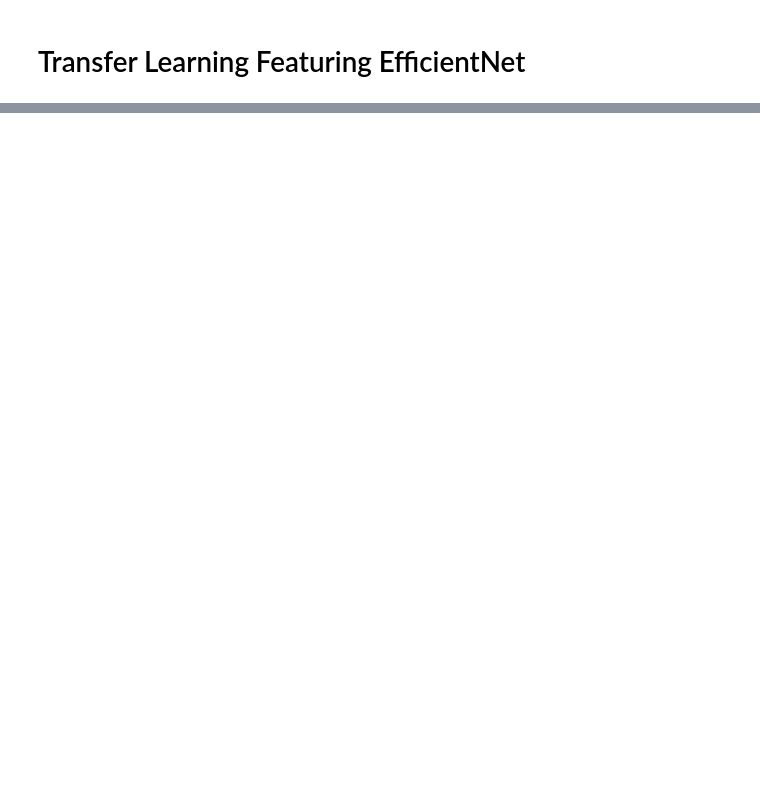
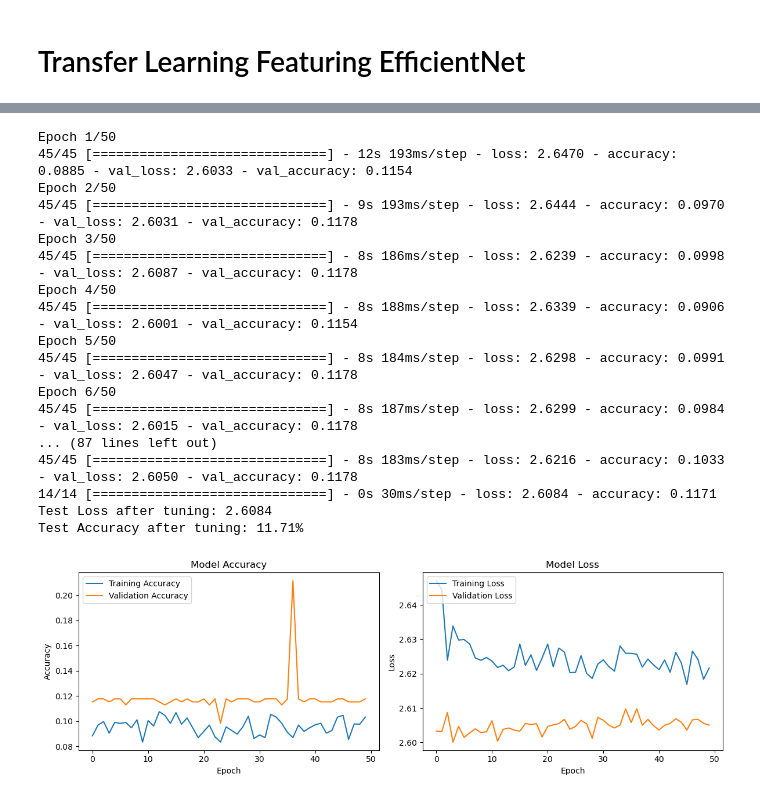
Before and after one commit to data-4381-capstone/ProjectTortoise, a Jupyter notebook: ALPHA PHASE/Model_Tuning.ipynb, the cells around one changed output, grey strips where cells are left out. Drawn from its saved outputs; the diff is of its cells as text; code cells hidden in the pictures; blank space fills up the shorter version.

```diff
--- a/ALPHA PHASE/Model_Tuning.ipynb
+++ b/ALPHA PHASE/Model_Tuning.ipynb
@@ -394,16 +505,35 @@ model.summary()
 # %%
 history_effnet = model.fit(
     train_generator,
     validation_data=val_generator,
-    epochs=10,
+    epochs=50,
     steps_per_epoch=train_generator.samples // train_generator.batch_size,
     validation_steps=val_generator.samples // val_generator.batch_size
 )
 
 test_loss, test_accuracy = model.evaluate(test_generator)
 print(f"Test Loss after tuning: {test_loss:.4f}")
 print(f"Test Accuracy after tuning: {test_accuracy * 100:.2f}%")
 plot_training_history(history_effnet)
+# %% [output]
+Epoch 1/50
+45/45 [==============================] - 12s 193ms/step - loss: 2.6470 - accuracy: 0.0885 - val_loss: 2.6033 - val_accuracy: 0.1154
+Epoch 2/50
+45/45 [==============================] - 9s 193ms/step - loss: 2.6444 - accuracy: 0.0970 - val_loss: 2.6031 - val_accuracy: 0.1178
+Epoch 3/50
+45/45 [==============================] - 8s 186ms/step - loss: 2.6239 - accuracy: 0.0998 - val_loss: 2.6087 - val_accuracy: 0.1178
+Epoch 4/50
+45/45 [==============================] - 8s 188ms/step - loss: 2.6339 - accuracy: 0.0906 - val_loss: 2.6001 - val_accuracy: 0.1154
+Epoch 5/50
+45/45 [==============================] - 8s 184ms/step - loss: 2.6298 - accuracy: 0.0991 - val_loss: 2.6047 - val_accuracy: 0.1178
+Epoch 6/50
+45/45 [==============================] - 8s 187ms/step - loss: 2.6299 - accuracy: 0.0984 - val_loss: 2.6015 - val_accuracy: 0.1178
+... (87 lines left out)
+45/45 [==============================] - 8s 183ms/step - loss: 2.6216 - accuracy: 0.1033 - val_loss: 2.6050 - val_accuracy: 0.1178
+14/14 [==============================] - 0s 30ms/step - loss: 2.6084 - accuracy: 0.1171
+Test Loss after tuning: 2.6084
+Test Accuracy after tuning: 11.71%
+[figure, added]
 # %%
 # Unfreeze the top 20 layers of the base model for fine-tuning
 for layer in base_model.layers[-20:]:
```
Also changed, not shown: parts of 21 cells of this notebook.
